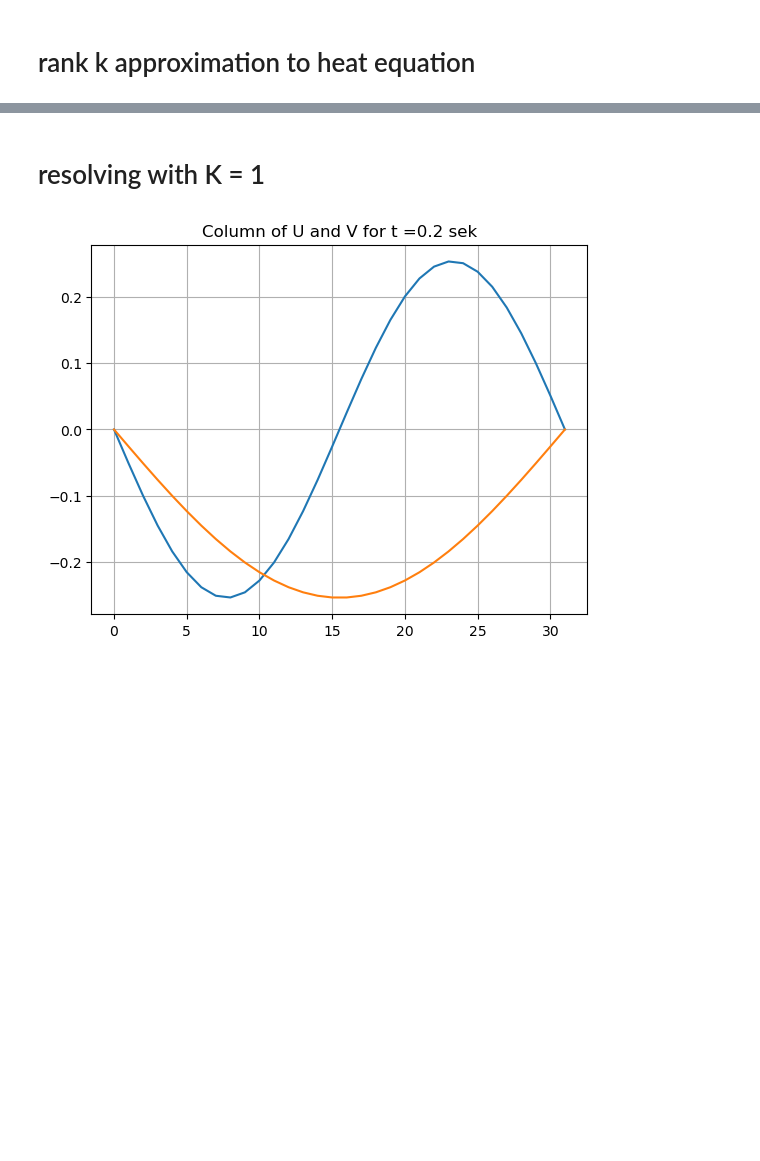
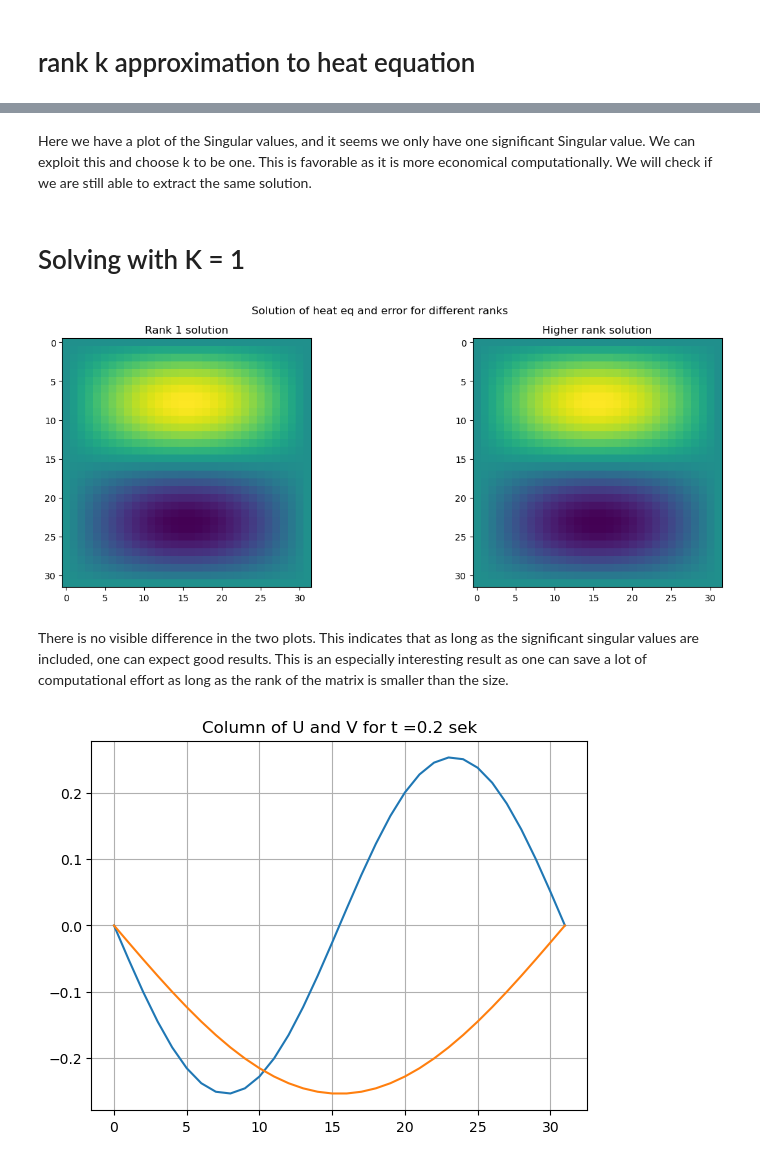
Before and after one commit to albertbayazidi/Dynamic-Low-Rank-Approximations-and-Bidiagonalization, a Jupyter notebook: main.ipynb, the cells around one changed output, grey strips where cells are left out. Drawn from its saved outputs; the diff is of its cells as text; code cells hidden in the pictures; blank space fills up the shorter version.

```diff
--- a/main.ipynb
+++ b/main.ipynb
@@ -92,12 +95,19 @@ from this it seems like there is only one significant singular value. we therefo
+# %% [markdown]
+Here we have a plot of the Singular values, and it seems we only have one significant Singular value. We can exploit this and choose k to be one. This is favorable as it is more economical computationally. We will check if we are still able to extract the same solution.
 # %% [markdown]
-# resolving with K = 1
+# Solving with K = 1
 # %%
 tol = 1.e-5
 tf = 0.2
 h0 = 0.1 # initial step size in vssi
 k = 1 # k-rank approx
 
-Yt,Ut,Vt,u_ex_t,error = solve_heat_eq(k,h0,tf,tol)
+Ytk1,Ut,Vt,u_ex_tk1,error,t_vals = solve_heat_eq(k,h0,tf,tol)
+plot_heat_diff_ranks(Ytk1,Yt)
+# %% [output]
+[figure, added]
+# %% [markdown]
+There is no visible difference in the two plots. This indicates that as long as the significant singular values are included, one can expect good results. This is an especially interesting result as one can save a lot of computational effort as long as the rank of the matrix is smaller than the size.
 # %%
 plt.title(f'Column of U and V for t ={tf} sek')
 plt.plot(Ut[-1,:,0],label='U')
```
Also changed, not shown: parts of 11 cells of this notebook, 2 other files.
